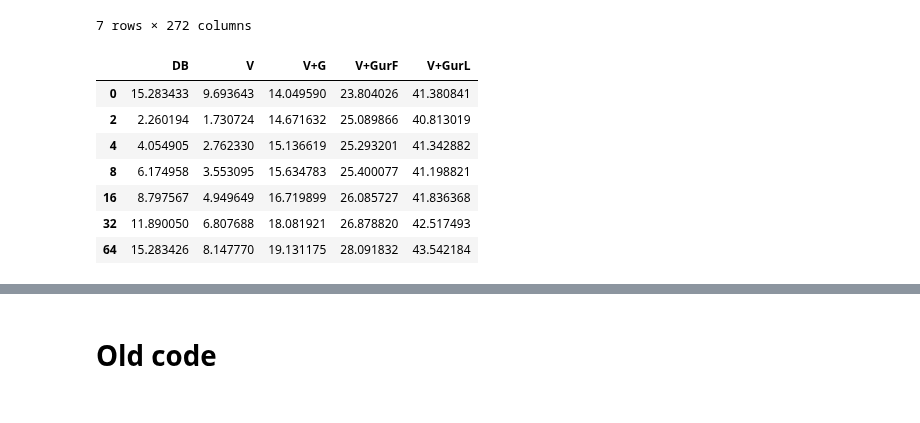
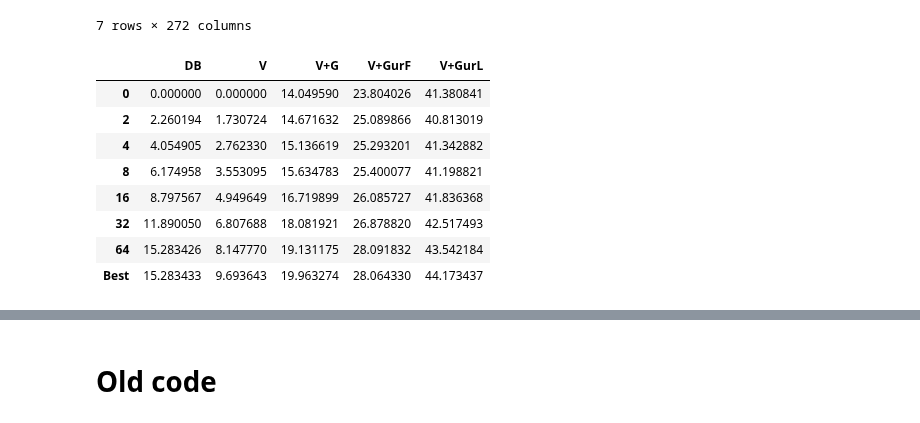
Before and after one commit to akazachk/vpc, a Jupyter notebook: plots/plots.ipynb, the cells around one changed output, grey strips where cells are left out. Drawn from its saved outputs; the diff is of its cells as text; code cells hidden in the pictures.

Commit message:
Fixed 0 row for Table 2, and added Best row, but currently something is off because best is not the highest number in each column.

```diff
--- a/plots/plots.ipynb
+++ b/plots/plots.ipynb
@@ -832,41 +832,51 @@ shortcols = [
         'V+G',
         #'GurF',
         'V+GurF',
         #'GurL',
         'V+GurL',
     ]
 
 gap_by_size_df = pd.DataFrame(
     columns = shortcols,
-    index = sizes,
+    index = sizes+['Best'],
     dtype = float,
 )
 
 grouped_df = selected_gap_df.groupby(level='disj_terms').mean()
 ungrouped_df = best_df.mean()
 
 for col in shortcols:
     orig_col = map_short_to_cols[col]
     #gap_by_size_df.loc[2]['DB'] = best_df[orig_col].mean()
     gap_by_size_df[col] = grouped_df[orig_col]
 
+gap_by_size_df.loc['Best'] = gap_by_size_df.loc[0]
+
+col = 'DB'
+gap_by_size_df[col][0] = 0.
+
+col = 'V'
+gap_by_size_df[col][0] = 0.
+
 stubs = ['G', 'GurF', 'GurL']
 for stub in stubs:
     col = 'V+'+stub
     # orig_col = map_short_to_cols[stub]
     gap_by_size_df[col][0] = ungrouped_df[stub]
 
+# display(grouped_df[gap_cols])
 #display(ungrouped_df)
 display(gap_by_size_df)
 # %% [output]
 |  | DB | V | V+G | V+GurF | V+GurL |
-| 0 | 15.283433 | 9.693643 | 14.049590 | 23.804026 | 41.380841 |
+| 0 | 0.000000 | 0.000000 | 14.049590 | 23.804026 | 41.380841 |
 | 2 | 2.260194 | 1.730724 | 14.671632 | 25.089866 | 40.813019 |
 | 4 | 4.054905 | 2.762330 | 15.136619 | 25.293201 | 41.342882 |
 | 8 | 6.174958 | 3.553095 | 15.634783 | 25.400077 | 41.198821 |
 | 16 | 8.797567 | 4.949649 | 16.719899 | 26.085727 | 41.836368 |
 | 32 | 11.890050 | 6.807688 | 18.081921 | 26.878820 | 42.517493 |
 | 64 | 15.283426 | 8.147770 | 19.131175 | 28.091832 | 43.542184 |
+| Best | 15.283433 | 9.693643 | 19.963274 | 28.064330 | 44.173437 |
 # %%
 col = 'V+GurL'
 tmp = selected_gap_df[map_short_to_cols[col]]
```
